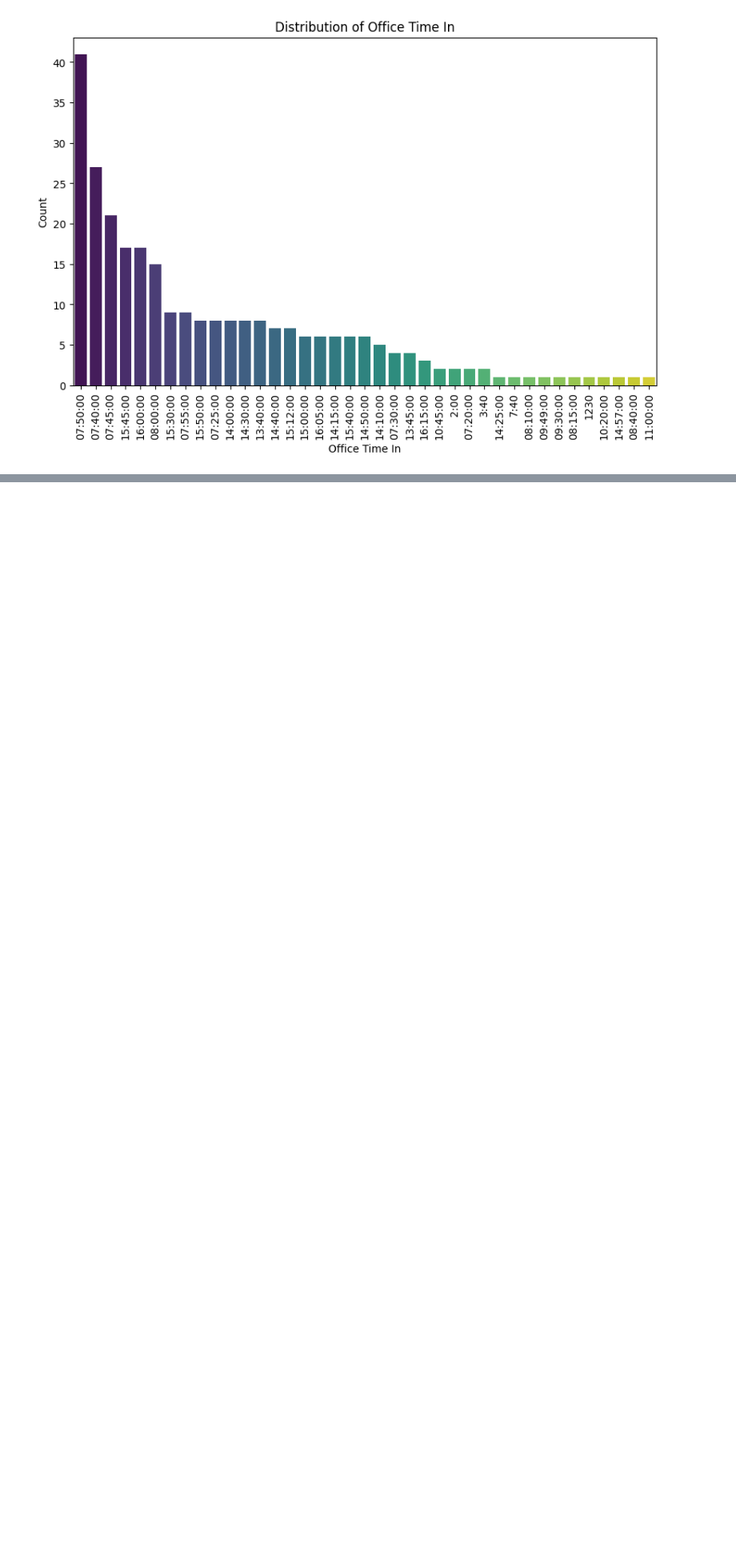
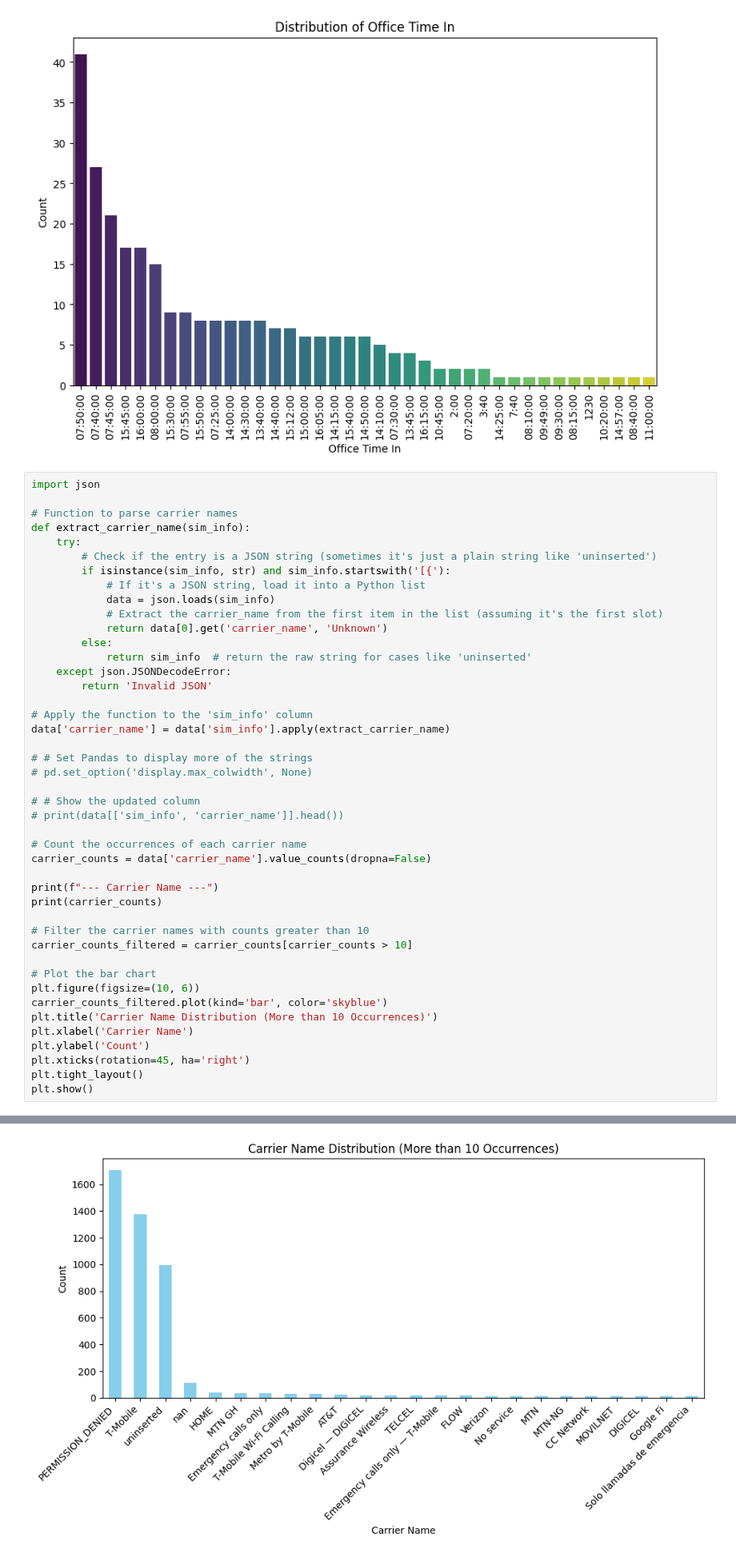
Before and after one commit to ACarrig/NUUMobile1, a Jupyter notebook: data_before_Feb13_analysis.ipynb, the cells around one changed output, grey strips where cells are left out. Shown at 80% size. Drawn from its saved outputs; the diff is of its cells as text; blank space fills up the shorter version.

```diff
--- a/data_before_Feb13_analysis.ipynb
+++ b/data_before_Feb13_analysis.ipynb
@@ -299,3 +326,48 @@ NaN         4720
 11:00:00       1
 Name: count, dtype: int64
 [figure]
+# %%
+import json
+
+# Function to parse carrier names
+def extract_carrier_name(sim_info):
+    try:
+        # Check if the entry is a JSON string (sometimes it's just a plain string like 'uninserted')
+        if isinstance(sim_info, str) and sim_info.startswith('[{'):
+            # If it's a JSON string, load it into a Python list
+            data = json.loads(sim_info)
+            # Extract the carrier_name from the first item in the list (assuming it's the first slot)
+            return data[0].get('carrier_name', 'Unknown')
+        else:
+            return sim_info  # return the raw string for cases like 'uninserted'
+    except json.JSONDecodeError:
+        return 'Invalid JSON'
+
+# Apply the function to the 'sim_info' column
+data['carrier_name'] = data['sim_info'].apply(extract_carrier_name)
+
+# # Set Pandas to display more of the strings
+# pd.set_option('display.max_colwidth', None)
+
+# # Show the updated column
+# print(data[['sim_info', 'carrier_name']].head())
+
+# Count the occurrences of each carrier name
+carrier_counts = data['carrier_name'].value_counts(dropna=False)
+
+print(f"--- Carrier Name ---")
+print(carrier_counts)
+
+# Filter the carrier names with counts greater than 10
+carrier_counts_filtered = carrier_counts[carrier_counts > 10]
+
+# Plot the bar chart
+plt.figure(figsize=(10, 6))
+carrier_counts_filtered.plot(kind='bar', color='skyblue')
+plt.title('Carrier Name Distribution (More than 10 Occurrences)')
+plt.xlabel('Carrier Name')
+plt.ylabel('Count')
+plt.xticks(rotation=45, ha='right')
+plt.tight_layout()
+plt.show()
+# %% [output]
@@ -302,3 +388,4 @@ Name: count, dtype: int64
+[figure, added]
 # %% [markdown]
 # Analyzing Numerical Features
 # %%
```
Also changed, not shown: parts of 4 cells of this notebook.
